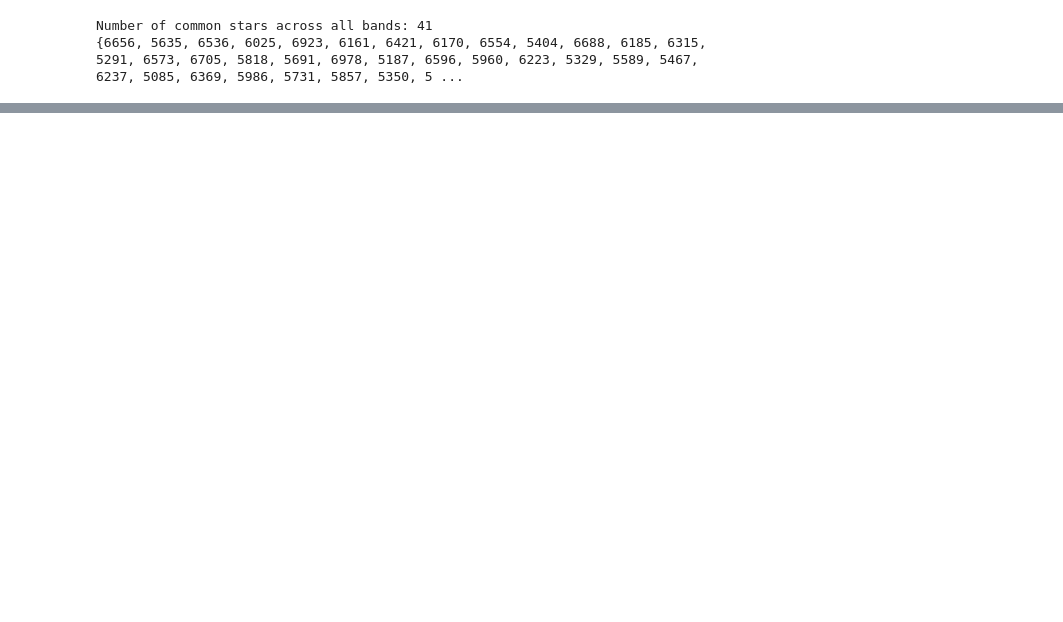
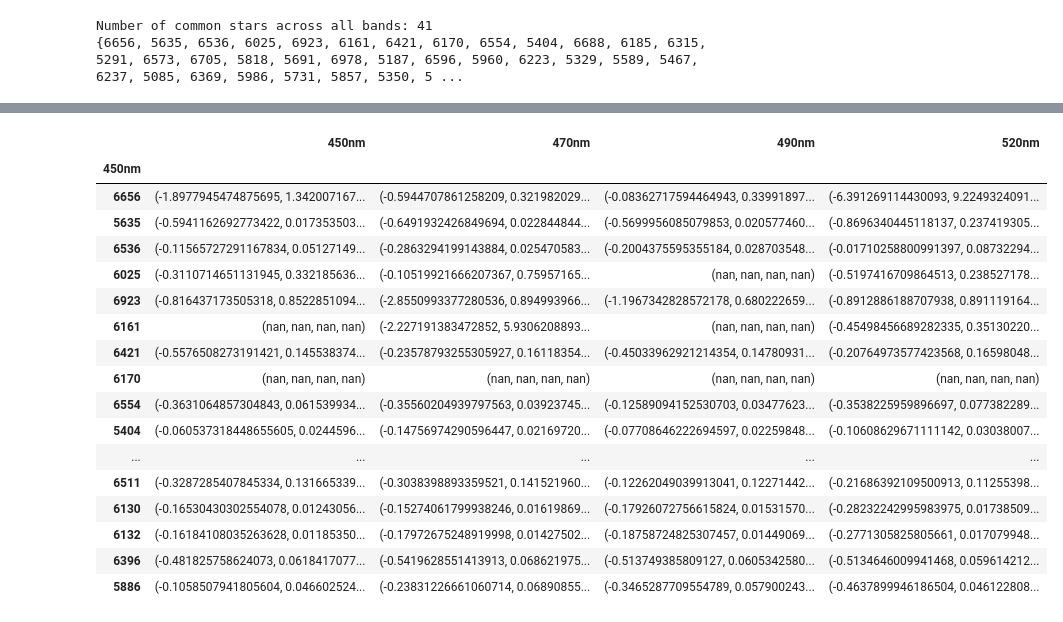
Before and after one commit to jtobs1/angstrom_plots, a Jupyter notebook: langley_star_filter.ipynb, the cells around one changed output, grey strips where cells are left out. Saved outputs shown, nothing was run; the diff lists cells and outputs as text; code cells hidden in the pictures; blank space fills up the shorter version.

```diff
--- a/langley_star_filter.ipynb
+++ b/langley_star_filter.ipynb
@@ -180,0 +142,71 @@ ValueError: x and y must have same first dimension, but have shapes (1,) and (41
+# %%
+# band_common_aod format: columns=band_name, index=star_id, values=(aod, uncertainty)
+band_common_aod = {band_name[i]: [] for i in range(len(bands))}
+all_res = [] # overall band mean values
+filter_pos = True
+
+for band, name in zip(bands, band_name):
+    common_aod = [] # per-star AOD values for this band
+    aod = [] # mean AOD values for this band (not weighted)
+    weighted_aod = [] # mean weighted AOD values for this band
+
+    for star_id in common_stars:
+        group = band[band['hr'] == star_id]
+        x = group['airmass'].values[0].T[0]
+        y = group['log_DN'].values[0].T[0]
+
+        p, cov = np.polyfit(x, y, 1, cov=True)
+
+        m = p[0]
+        sigma_m = np.sqrt(cov[0,0])
+
+        # Compute the weight and weighted AOD for this star:
+        # compute the weight by variance
+        w = 1 / sigma_m**2
+        # compute the weighted aod
+        w_aod = m * w
+
+        # Add the AOD, uncertainty, and star ID to the list for this band
+        # IF the AOD < 0:
+        if filter_pos:
+            if m < 0:
+                common_aod.append((star_id, m, sigma_m, w, w_aod))
+            else:
+                common_aod.append((star_id, np.nan, np.nan, np.nan, np.nan))
+        else:
+            common_aod.append((star_id, m, sigma_m, w, w_aod))
+
+    band_common_aod[name] = common_aod
+
+    # Compute the mean values:
+    aod = np.array(common_aod)
+    mean_aod = np.nanmean(aod[:,1])
+    std_aod = np.nanstd(aod[:,1])
+
+    # weighted values
+    all_star_aods = aod[:,4] # m*w for each star in band
+    all_star_vars = aod[:,3] # w for each star in band
+    weighted_mean_aod = np.nansum(all_star_aods) / np.nansum(all_star_vars)
+    weighted_std = 1 / np.sqrt(np.nansum(all_star_vars))
+
+    all_res.append((name, mean_aod, std_aod, weighted_mean_aod, weighted_std))
+
+    # display the results for the band
+    print(f"Band: {name}")
+    print(f"Mean AOD =          {mean_aod:.4f}, Std AOD =      {std_aod:.4f}")
+    print(f"Weighted Mean AOD = {weighted_mean_aod:.4f}, Weighted std = {weighted_std:.4f}")
+    print()
+
+# Convert data to a DataFrame
+band_common_aod = pd.DataFrame(band_common_aod)
+
+# Set the index as the star ID and remove the star ID from each column (redundant)
+# Set the index to the star ID
+band_common_aod.set_index(band_common_aod['450nm'].apply(lambda x: x[0]), inplace=True)
+# Remove starID from each band, leaving AOD and sigma_m
+for col in band_common_aod.columns:
+    band_common_aod[col] = band_common_aod[col].apply(lambda x: (x[1], x[2], x[3], x[4]))
+
+all_res = pd.DataFrame(all_res, columns=['Band', 'Mean AOD', 'Std AOD', 'Weighted Mean AOD', 'Weighted Std AOD'])
+band_common_aod
+# %% [output]
@@ -180,0 +228,18 @@ ValueError: x and y must have same first dimension, but have shapes (1,) and (41
+|  | 450nm | 470nm | 490nm | 520nm |
+| 450nm |  |  |  |  |
+| 6656 | (-1.8977945474875695, 1.342007167... | (-0.5944707861258209, 0.321982029... | (-0.08362717594464943, 0.33991897... | (-6.391269114430093, 9.2249324091... |
+| 5635 | (-0.5941162692773422, 0.017353503... | (-0.6491932426849694, 0.022844844... | (-0.5699956085079853, 0.020577460... | (-0.8696340445118137, 0.237419305... |
+| 6536 | (-0.11565727291167834, 0.05127149... | (-0.2863294199143884, 0.025470583... | (-0.2004375595355184, 0.028703548... | (-0.01710258800991397, 0.08732294... |
+| 6025 | (-0.3110714651131945, 0.332185636... | (-0.10519921666207367, 0.75957165... | (nan, nan, nan, nan) | (-0.5197416709864513, 0.238527178... |
+| 6923 | (-0.816437173505318, 0.8522851094... | (-2.8550993377280536, 0.894993966... | (-1.1967342828572178, 0.680222659... | (-0.8912886188707938, 0.891119164... |
+| 6161 | (nan, nan, nan, nan) | (-2.227191383472852, 5.9306208893... | (nan, nan, nan, nan) | (-0.45498456689282335, 0.35130220... |
+| 6421 | (-0.5576508273191421, 0.145538374... | (-0.23578793255305927, 0.16118354... | (-0.45033962921214354, 0.14780931... | (-0.20764973577423568, 0.16598048... |
+| 6170 | (nan, nan, nan, nan) | (nan, nan, nan, nan) | (nan, nan, nan, nan) | (nan, nan, nan, nan) |
+| 6554 | (-0.3631064857304843, 0.061539934... | (-0.35560204939797563, 0.03923745... | (-0.12589094152530703, 0.03477623... | (-0.3538225959896697, 0.077382289... |
+| 5404 | (-0.060537318448655605, 0.0244596... | (-0.14756974290596447, 0.02169720... | (-0.07708646222694597, 0.02259848... | (-0.10608629671111142, 0.03038007... |
+| ... | ... | ... | ... | ... |
+| 6511 | (-0.3287285407845334, 0.131665339... | (-0.3038398893359521, 0.141521960... | (-0.12262049039913041, 0.12271442... | (-0.21686392109500913, 0.11255398... |
+| 6130 | (-0.16530430302554078, 0.01243056... | (-0.15274061799938246, 0.01619869... | (-0.17926072756615824, 0.01531570... | (-0.28232242995983975, 0.01738509... |
+| 6132 | (-0.16184108035263628, 0.01185350... | (-0.17972675248919998, 0.01427502... | (-0.18758724825307457, 0.01449069... | (-0.2771305825805661, 0.017079948... |
+| 6396 | (-0.481825758624073, 0.0618417077... | (-0.5419628551413913, 0.068621975... | (-0.513749385809127, 0.0605342580... | (-0.5134646009941468, 0.059614212... |
+| 5886 | (-0.1058507941805604, 0.046602524... | (-0.23831226661060714, 0.06890855... | (-0.3465287709554789, 0.057900243... | (-0.4637899946186504, 0.046122808... |
```
Also changed, not shown: parts of 14 cells of this notebook, 42 other files.
